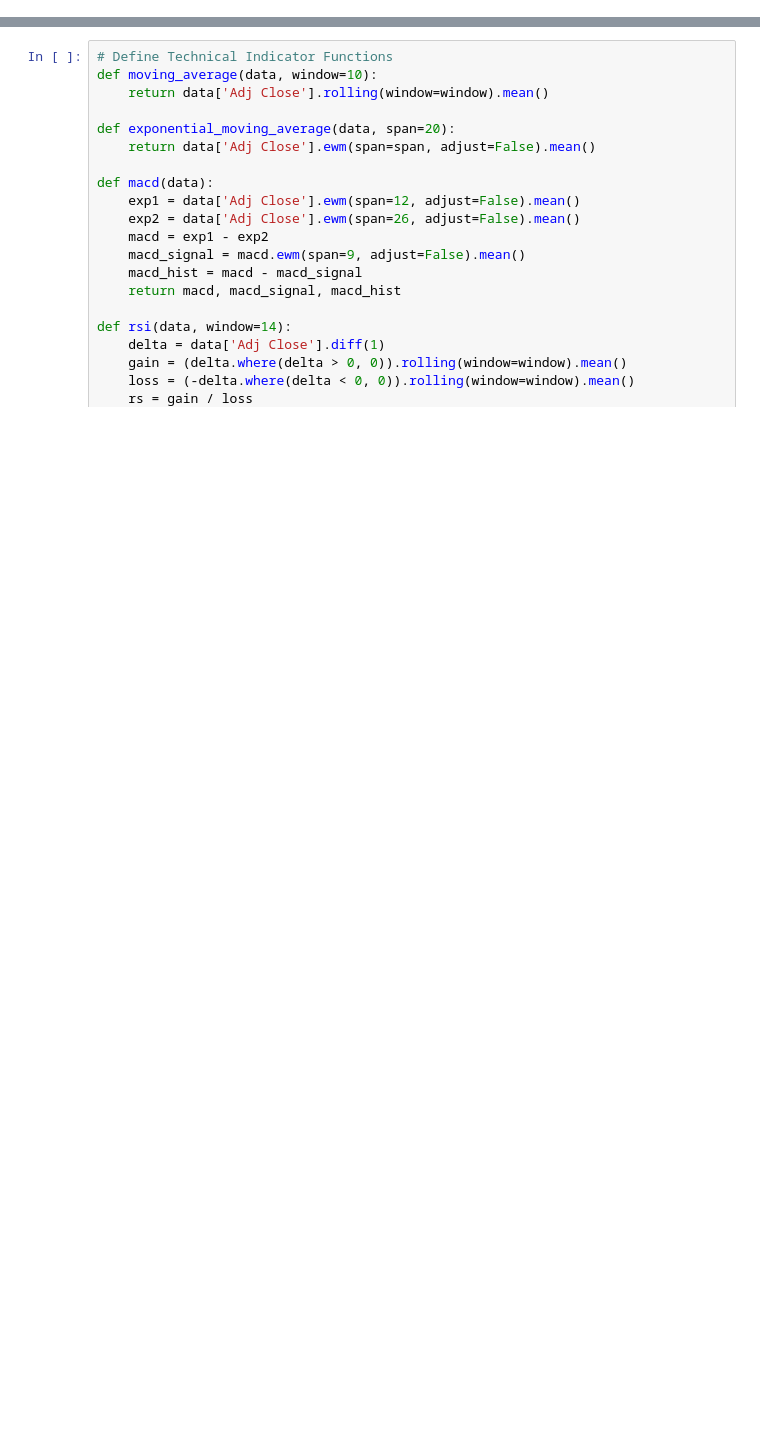
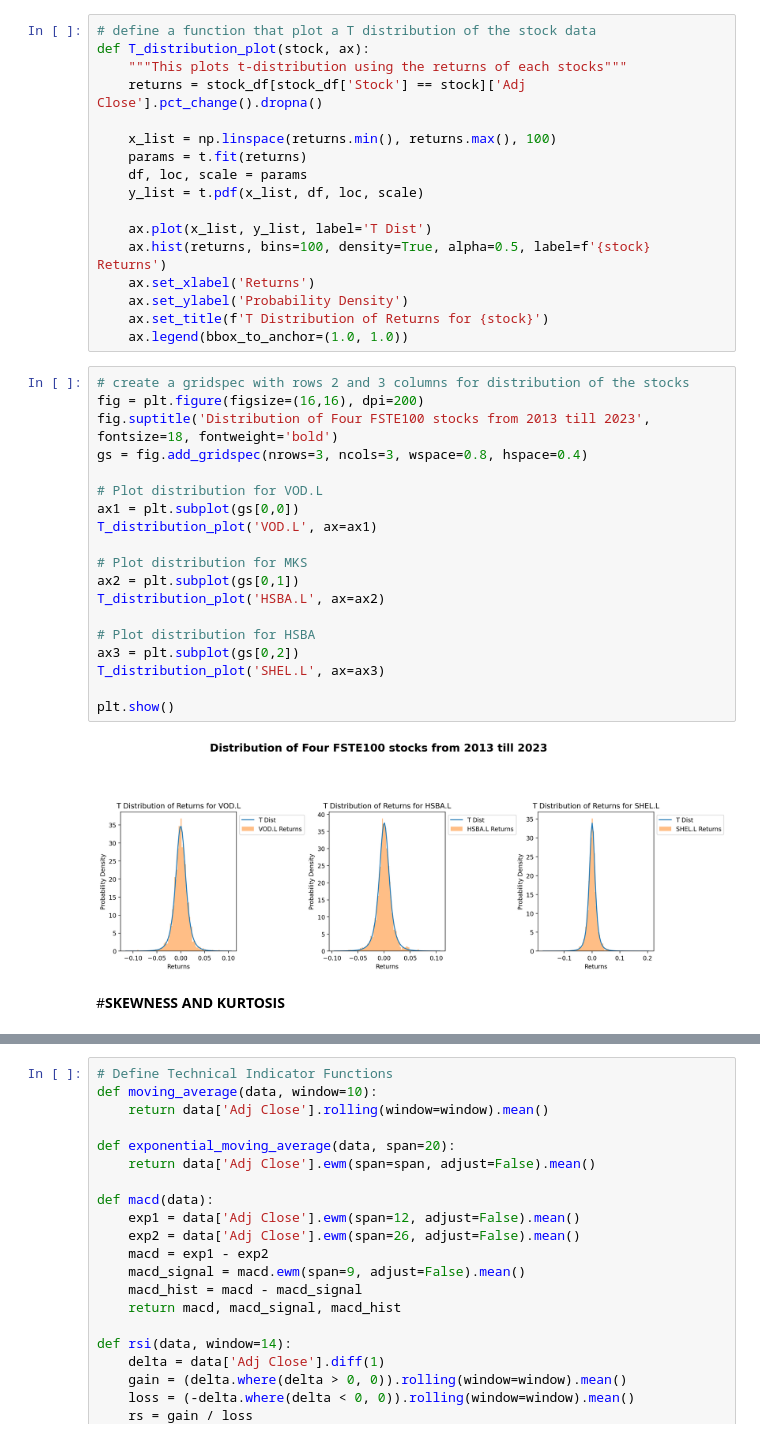
Before and after one commit to Damilolaori/Final-Project-, a Jupyter notebook: Oluwadamilola_Abimbola_Orimoogunje_21019292.ipynb, the cells around one changed output, grey strips where cells are left out. Drawn from its saved outputs; the diff is of its cells as text; blank space fills up the shorter version.

```diff
--- a/Oluwadamilola_Abimbola_Orimoogunje_21019292.ipynb
+++ b/Oluwadamilola_Abimbola_Orimoogunje_21019292.ipynb
@@ -343,0 +180,40 @@ stock_VOD = fetch_stock_data(symbol, start_datee, end_datee)
+# %%
+# define a function that plot a T distribution of the stock data
+def T_distribution_plot(stock, ax):
+    """This plots t-distribution using the returns of each stocks"""
+    returns = stock_df[stock_df['Stock'] == stock]['Adj Close'].pct_change().dropna()
+
+    x_list = np.linspace(returns.min(), returns.max(), 100)
+    params = t.fit(returns)
+    df, loc, scale = params
+    y_list = t.pdf(x_list, df, loc, scale)
+
+    ax.plot(x_list, y_list, label='T Dist')
+    ax.hist(returns, bins=100, density=True, alpha=0.5, label=f'{stock} Returns')
+    ax.set_xlabel('Returns')
+    ax.set_ylabel('Probability Density')
+    ax.set_title(f'T Distribution of Returns for {stock}')
+    ax.legend(bbox_to_anchor=(1.0, 1.0))
+# %%
+# create a gridspec with rows 2 and 3 columns for distribution of the stocks
+fig = plt.figure(figsize=(16,16), dpi=200)
+fig.suptitle('Distribution of Four FSTE100 stocks from 2013 till 2023', fontsize=18, fontweight='bold')
+gs = fig.add_gridspec(nrows=3, ncols=3, wspace=0.8, hspace=0.4)
+
+# Plot distribution for VOD.L
+ax1 = plt.subplot(gs[0,0])
+T_distribution_plot('VOD.L', ax=ax1)
+
+# Plot distribution for MKS
+ax2 = plt.subplot(gs[0,1])
+T_distribution_plot('HSBA.L', ax=ax2)
+
+# Plot distribution for HSBA
+ax3 = plt.subplot(gs[0,2])
+T_distribution_plot('SHEL.L', ax=ax3)
+
+plt.show()
+# %% [output]
+[figure, added]
+# %% [markdown]
+#**SKEWNESS** **AND** **KURTOSIS**
```
Also changed, not shown: parts of 75 cells of this notebook.
